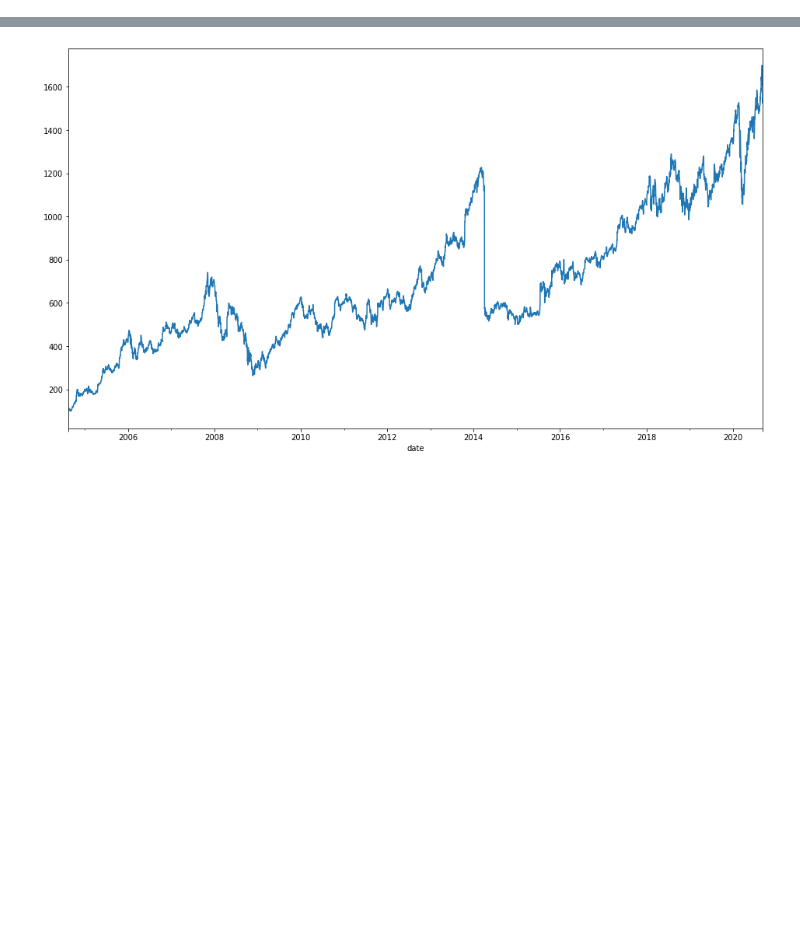
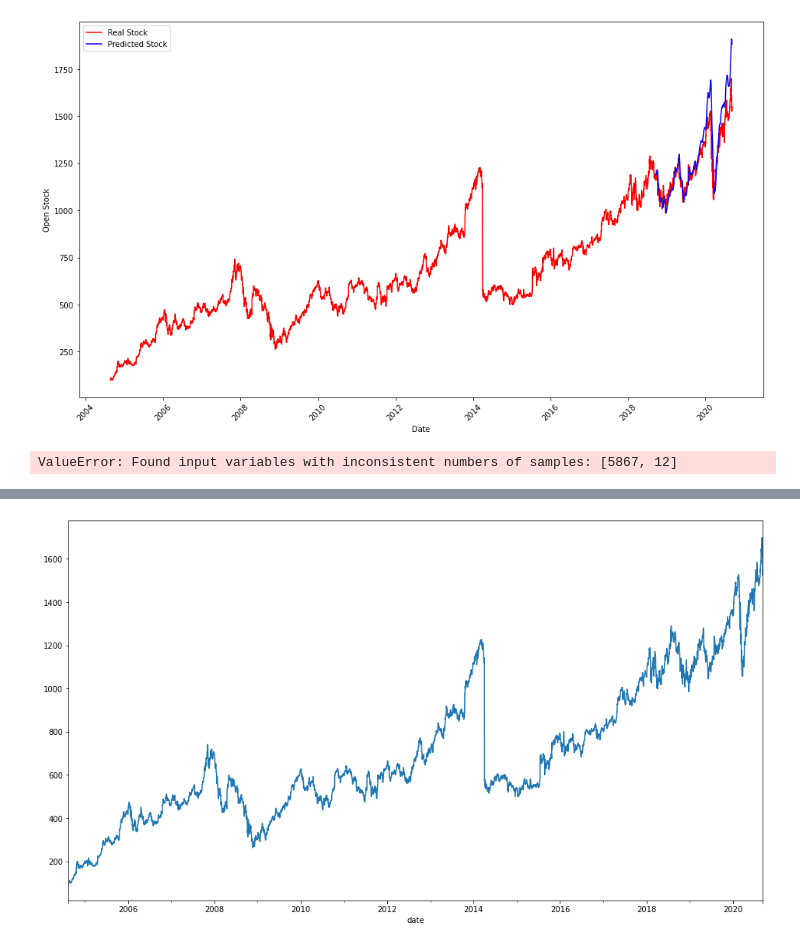
Before and after one commit to yanggautier/trading_project, a Jupyter notebook: trad2.ipynb, the cells around one changed output, grey strips where cells are left out. Cells and saved outputs as stored; diff of their text form; code cells hidden in the pictures; blank space fills up the shorter version.

```diff
--- a/trad2.ipynb
+++ b/trad2.ipynb
@@ -97,0 +140,10 @@ from darts import TimeSeries
+# %%
+from keras.callbacks import EarlyStopping, ModelCheckpoint
+
+early_stopping_cb = EarlyStopping(monitor='val_loss', patience=10,
+                          restore_best_weights=True)
+# %%
+history = model.fit(X_train, y_train, epochs=100,
+                    validation_data=(X_val, y_val),
+                    batch_size = 32,
+                    callbacks=early_stopping_cb)
@@ -97,0 +181,20 @@ from darts import TimeSeries
+# %%
+predicted_open = model.predict(X_test)
+predicted_open = scaler.inverse_transform(predicted_open)
+# %%
+prediction = pd.Series(predicted_open[-720:].reshape(-1), index = df4['open'].iloc[-720:].index)
+# %%
+plt.plot(df4['open'], color = 'r', label = 'Real Stock')
+plt.plot(prediction, color = 'b', label = 'Predicted Stock')
+plt.xticks(rotation=45)
+plt.xlabel('Date')
+plt.ylabel('Open Stock')
+plt.legend()
+plt.show()
+# %% [output]
+[figure, added]
+# %%
+from sklearn.metrics import mean_squared_error
+np.sqrt(mean_squared_error(df4['open'],predicted_open[-12:]))
+# %% [output]
+ValueError: Found input variables with inconsistent numbers of samples: [5867, 12]
```
Also changed, not shown: parts of 27 cells of this notebook, 4 other files.
